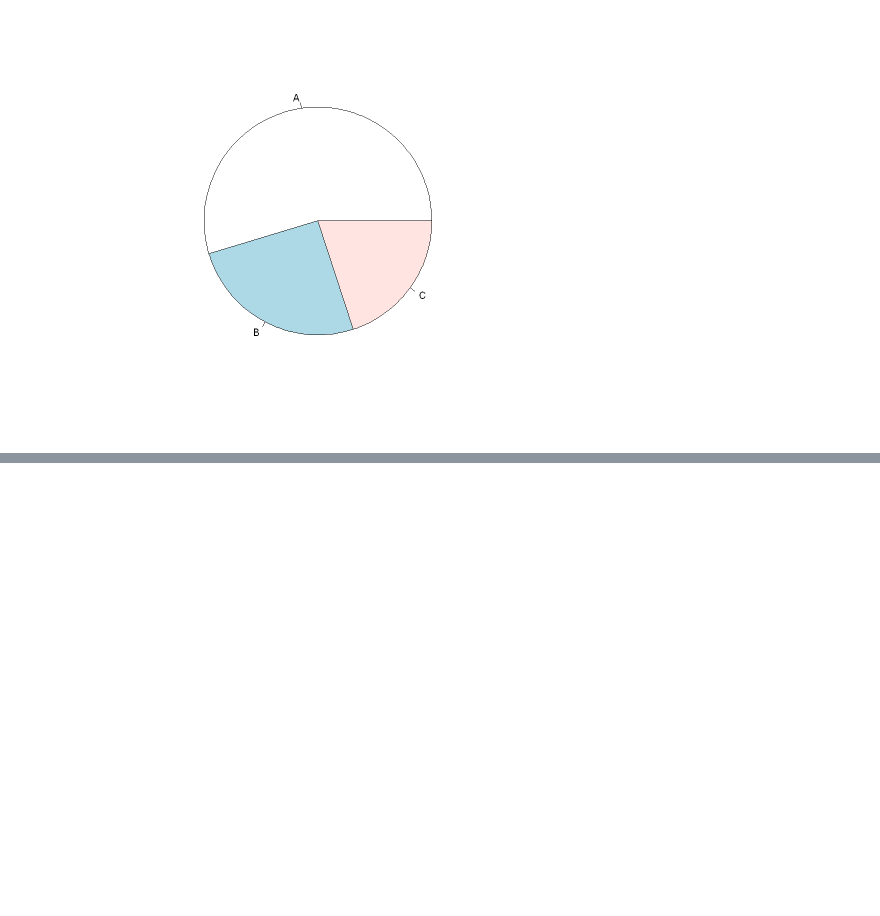
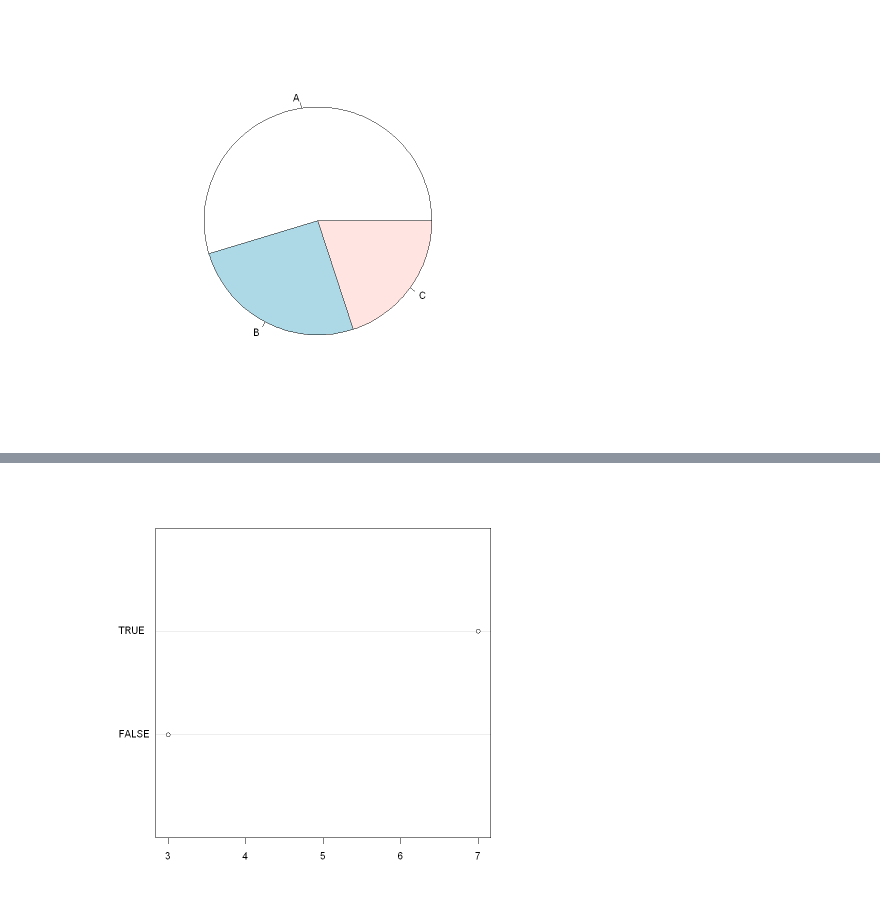
Before and after one commit to layla-focalors/r_learning_mx, a Jupyter notebook: PLA/Runtime.ipynb, the cells around one changed output, grey strips where cells are left out. Drawn from its saved outputs; the diff is of its cells as text; code cells hidden in the pictures; blank space fills up the shorter version.

```diff
--- a/PLA/Runtime.ipynb
+++ b/PLA/Runtime.ipynb
@@ -2421,0 +2482,3 @@ pie(table(vote))
+# %%
+dotchart(table(data))
+# %% [output]
@@ -2421,0 +2487 @@ pie(table(vote))
+[figure, added]
```
Also changed, not shown: parts of 13 cells of this notebook.
